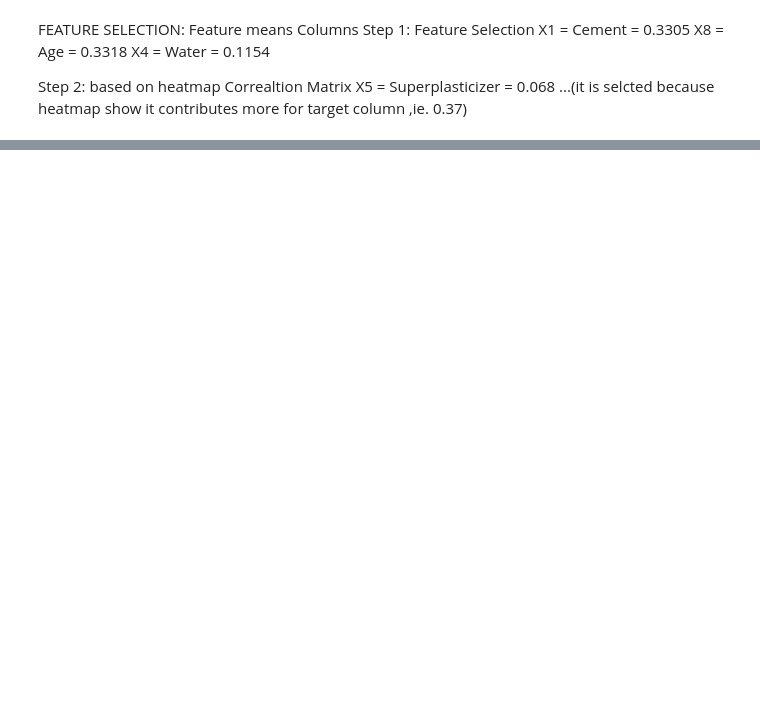
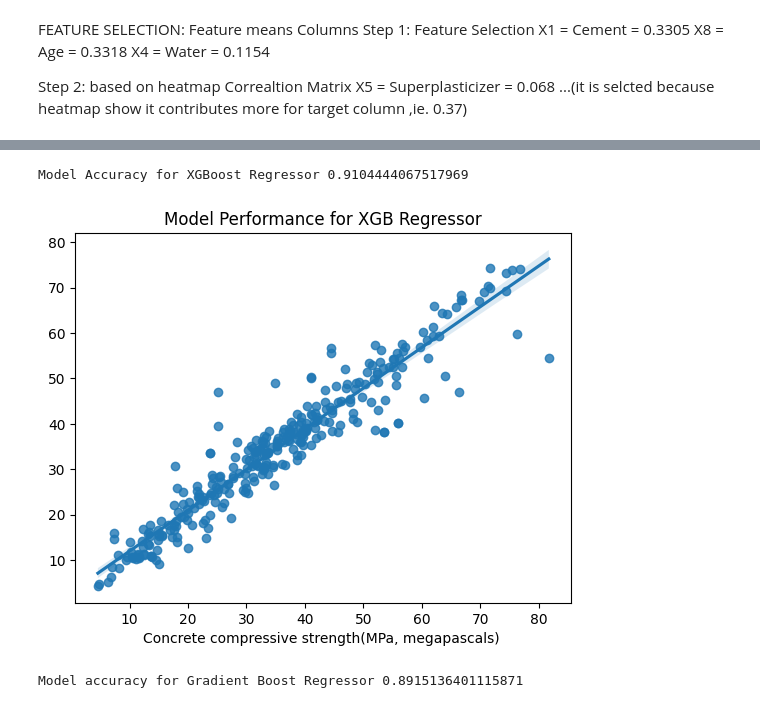
Before and after one commit to singhakhilesh712/CementPrediction_Model, a Jupyter notebook: Model.ipynb, the cells around one changed output, grey strips where cells are left out. Cells and saved outputs as stored; diff of their text form; code cells hidden in the pictures; blank space fills up the shorter version.

```diff
--- a/Model.ipynb
+++ b/Model.ipynb
@@ -379,0 +396,23 @@ array([0.33054679, 0.07503097, 0.01836453, 0.11547597, 0.0687067 ,
+# %%
+xgb = xg.XGBRegressor().fit(X_train,y_train)
+y_pred_xgb = xgb.predict(X_test)
+
+print('Model Accuracy for XGBoost Regressor',r2_score(y_test,y_pred_xgb))
+# %% [output]
+Model Accuracy for XGBoost Regressor 0.9104444067517969
+# %%
+# Model Performance for XGB
+sns.regplot(x = y_test,y = y_pred_xgb)
+plt.title('Model Performance for XGB Regressor')
+plt.show()
+# %% [output]
+[figure, added]
+# %%
+from sklearn.ensemble import GradientBoostingRegressor
+
+GRE = GradientBoostingRegressor().fit(X_train,y_train)
+y_pred_GRE = GRE.predict(X_test)
+
+print('Model accuracy for Gradient Boost Regressor',r2_score(y_test,y_pred_GRE))
+# %% [output]
+Model accuracy for Gradient Boost Regressor 0.8915136401115871
```
Also changed, not shown: parts of 12 cells of this notebook.
